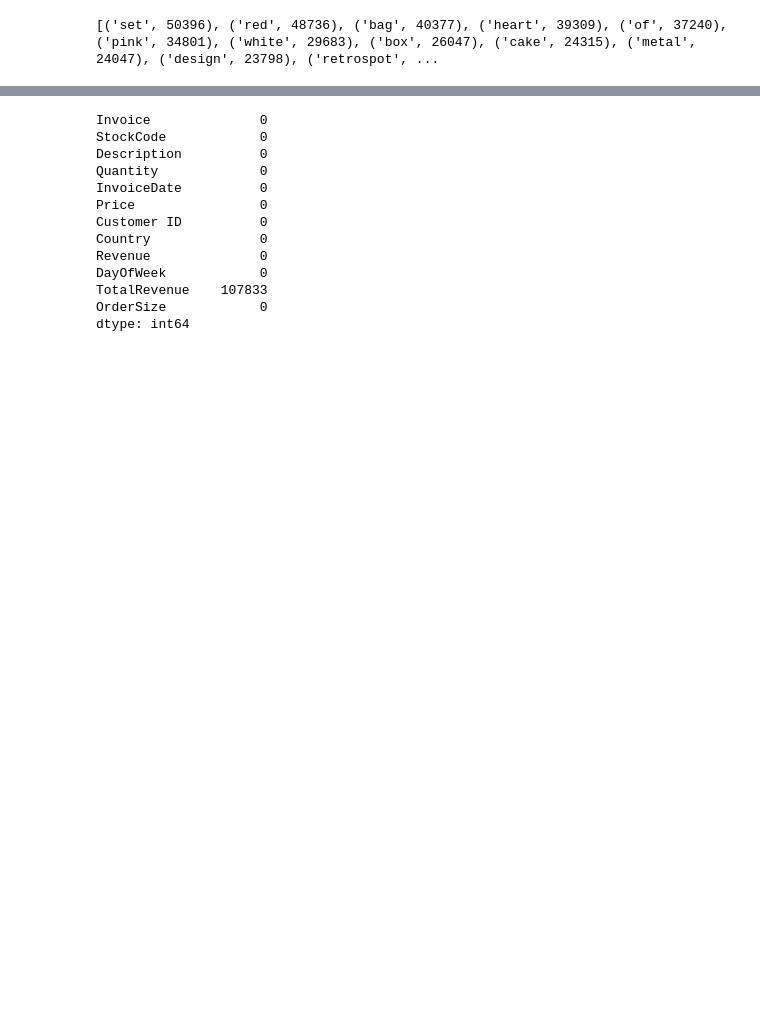
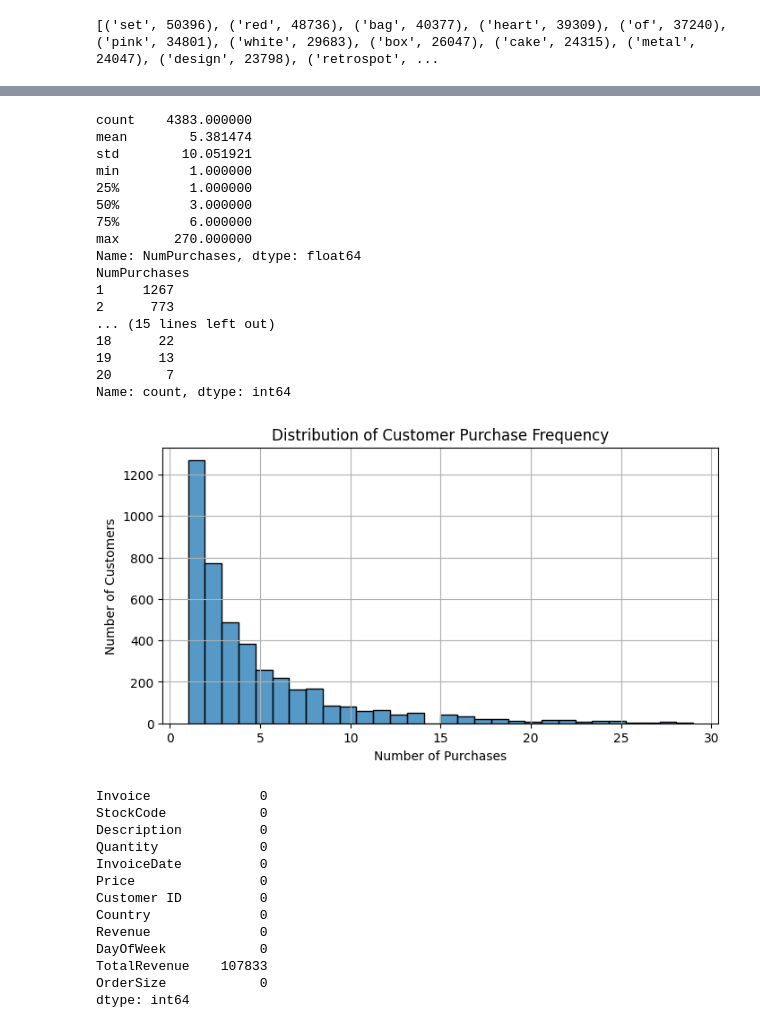
Before and after one commit to Sebastianrix/Data-Things, a Jupyter notebook: 2) Data engineering/DE_Task.ipynb, the cells around one changed output, grey strips where cells are left out. Saved outputs shown, nothing was run; the diff lists cells and outputs as text; code cells hidden in the pictures; blank space fills up the shorter version.

```diff
--- a/2) Data engineering/DE_Task.ipynb
+++ b/2) Data engineering/DE_Task.ipynb
@@ -509,3 +611,49 @@ Name: Revenue, dtype: float64
+# %%
+# To determind how often customers return to shop I will count the number of unique invoices per customer
+invoice_counts = (
+    retail_data[retail_data['Customer ID'] != -1]
+    .groupby('Customer ID')['Invoice']
+    .nunique()
+    .reset_index()
+    .rename(columns={'Invoice': 'NumPurchases'})
+)
+
+
+print(invoice_counts['NumPurchases'].describe())
+
+
+print(invoice_counts['NumPurchases'].value_counts().sort_index().head(20))
+
+plt.figure(figsize=(8, 4))
+sns.histplot(invoice_counts[invoice_counts['NumPurchases'] < 30]['NumPurchases'], bins=30)
+plt.title("Distribution of Customer Purchase Frequency")
+plt.xlabel("Number of Purchases")
+plt.ylabel("Number of Customers")
+plt.grid(True)
+plt.show()
+
+# Results show that most customers only buy 1-3 times,
+# but 25% of custumers buy more than 6 times.
+# These vaules seems good for the tresholds for "Loyal" and "Occasional" customers. But lets go with 5 instead of 6.
+# %% [output]
+count    4383.000000
+mean        5.381474
+std        10.051921
+min         1.000000
+25%         1.000000
+50%         3.000000
+75%         6.000000
+max       270.000000
+Name: NumPurchases, dtype: float64
+NumPurchases
+1     1267
+2      773
+... (15 lines left out)
+18      22
+19      13
+20       7
+Name: count, dtype: int64
+[figure, added]
 # %%
 print(retail_data.isnull().sum())
 # The reason total revenue is having so many nulls is because it is calculated for each customer, so guest checkouts (Customer ID = -1) will not have a total revenue value.
```
Also changed, not shown: parts of 6 cells of this notebook.
